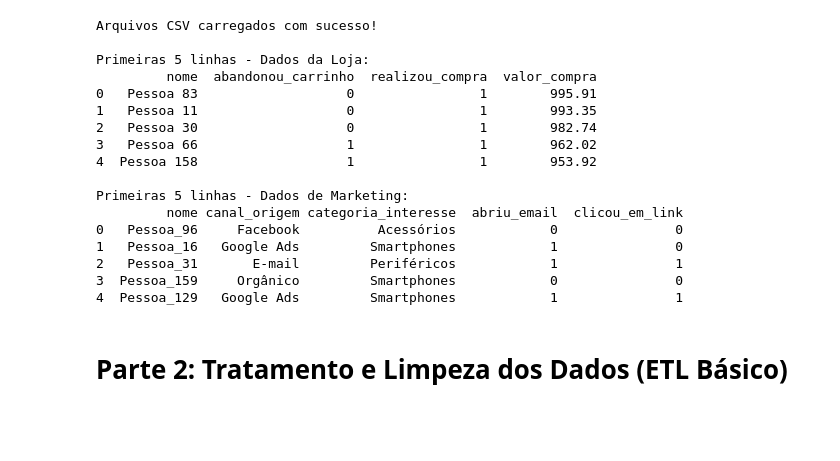
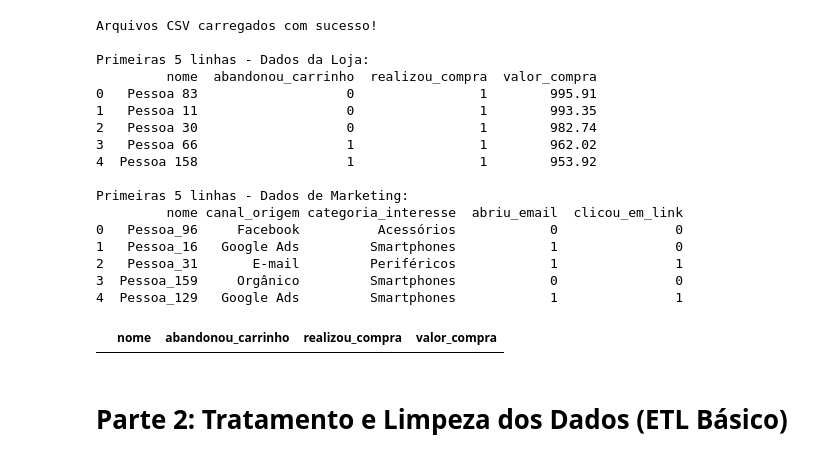
Before and after one commit to brenovambaster/bi-analise-de-dados, a Jupyter notebook: trabalho.ipynb, the cells around one changed output. Cells and saved outputs as stored; diff of their text form; code cells hidden in the pictures; blank space fills up the shorter version.

```diff
--- a/trabalho.ipynb
+++ b/trabalho.ipynb
@@ -33,6 +33,10 @@ Primeiras 5 linhas - Dados de Marketing:
 2   Pessoa_31       E-mail         Periféricos            1               1
 3  Pessoa_159     Orgânico         Smartphones            0               0
 4  Pessoa_129   Google Ads         Smartphones            1               1
+# %%
+df_loja[df_loja['nome'] == 'pessoa48']
+# %% [output]
+|  | nome | abandonou_carrinho | realizou_compra | valor_compra |
 # %% [markdown]
 # Parte 2: Tratamento e Limpeza dos Dados (ETL Básico)
 # %%
```
Also changed, not shown: parts of 12 cells of this notebook, 3 other files.
